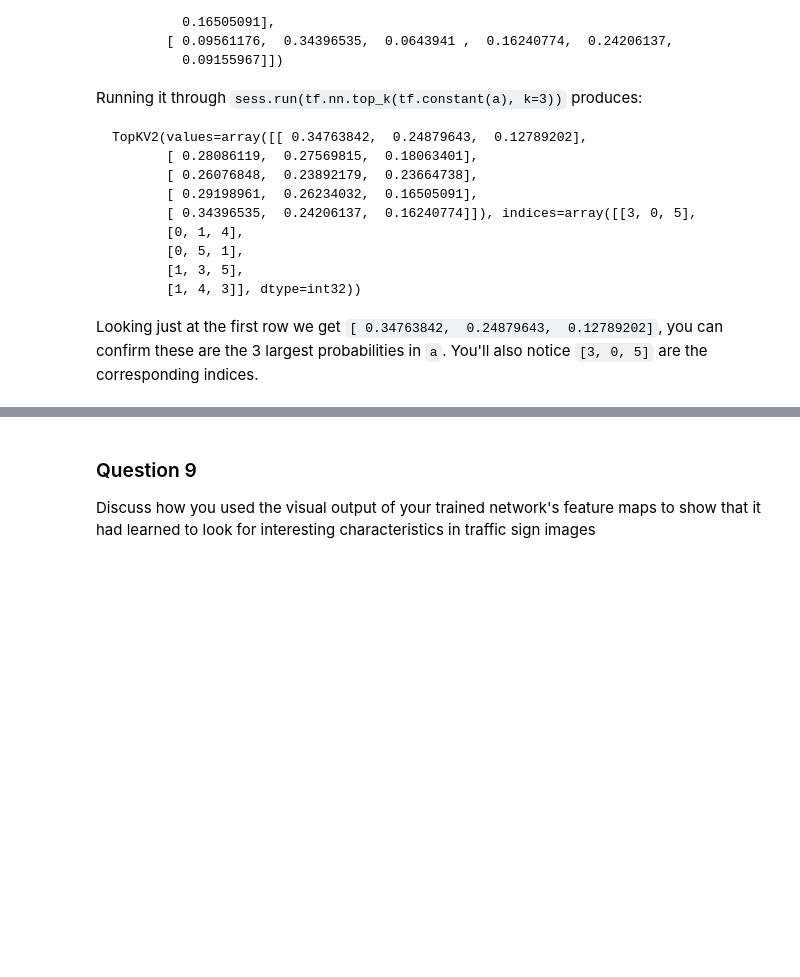
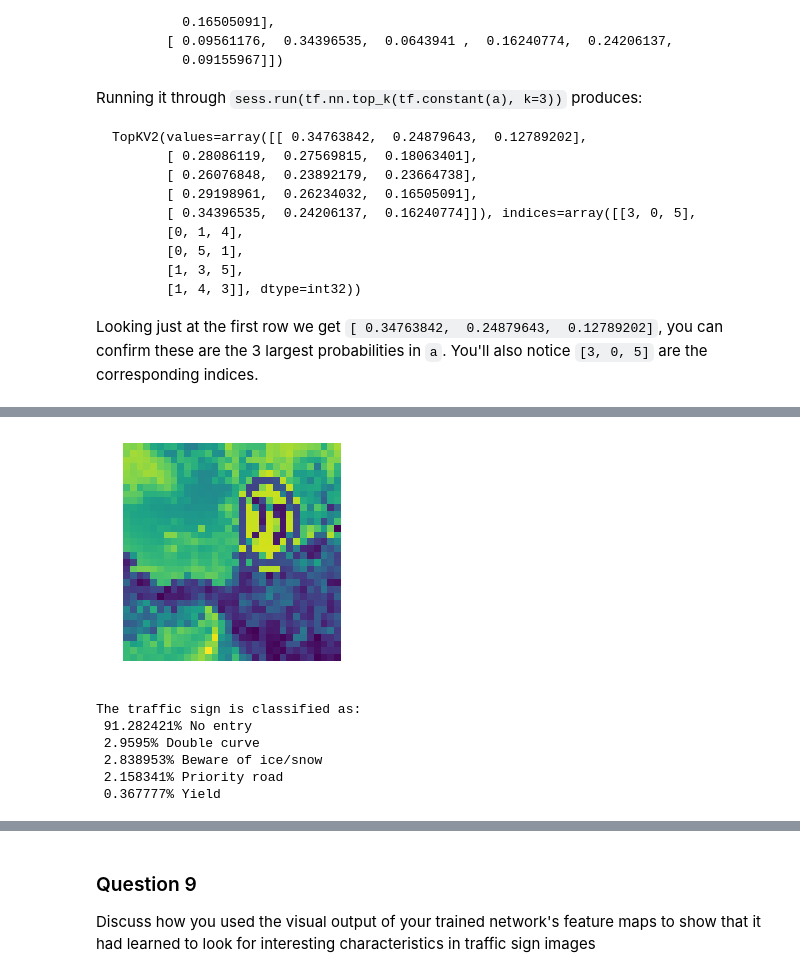
Before and after one commit to baocongchen/CarND-Traffic-Sign-Classifier-P2, a Jupyter notebook: Traffic_Sign_Classifier.ipynb, the cells around one changed output, grey strips where cells are left out. Saved outputs shown, nothing was run; the diff lists cells and outputs as text; code cells hidden in the pictures; blank space fills up the shorter version.

```diff
--- a/Traffic_Sign_Classifier.ipynb
+++ b/Traffic_Sign_Classifier.ipynb
@@ -628,0 +613,10 @@ def top_five_probs(images, imageIndex, signnames=signnames, conv_keep_probabilit
+# %%
+top_five_probs(images, 1)
+# %% [output]
+[figure, added]
+The traffic sign is classified as:
+ 91.282421% No entry
+ 2.9595% Double curve
+ 2.838953% Beware of ice/snow
+ 2.158341% Priority road
+ 0.367777% Yield
```
Also changed, not shown: parts of 32 cells of this notebook.
